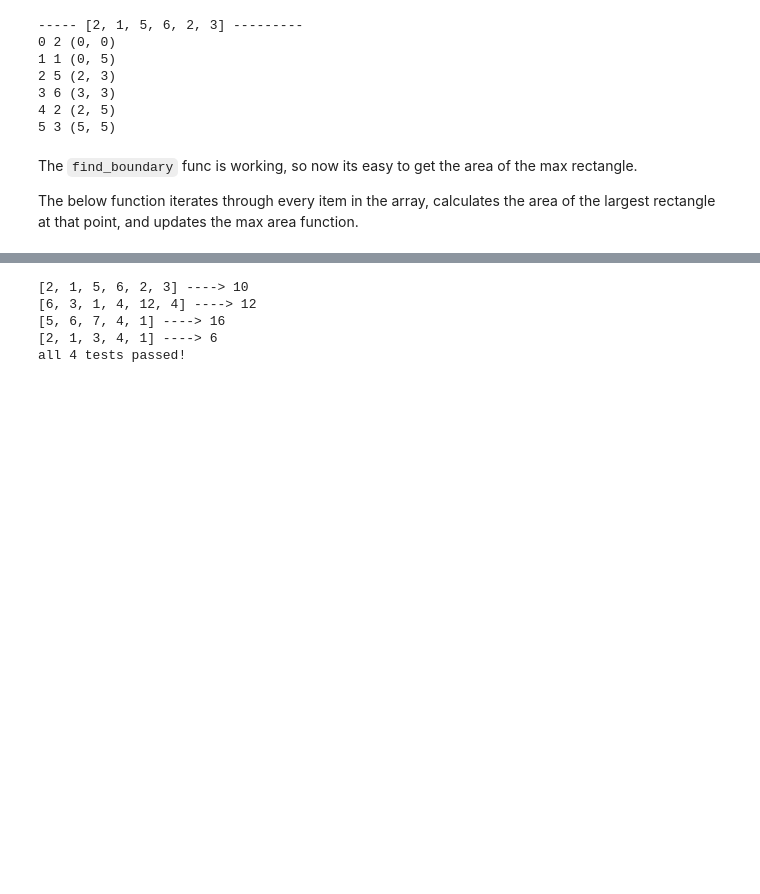
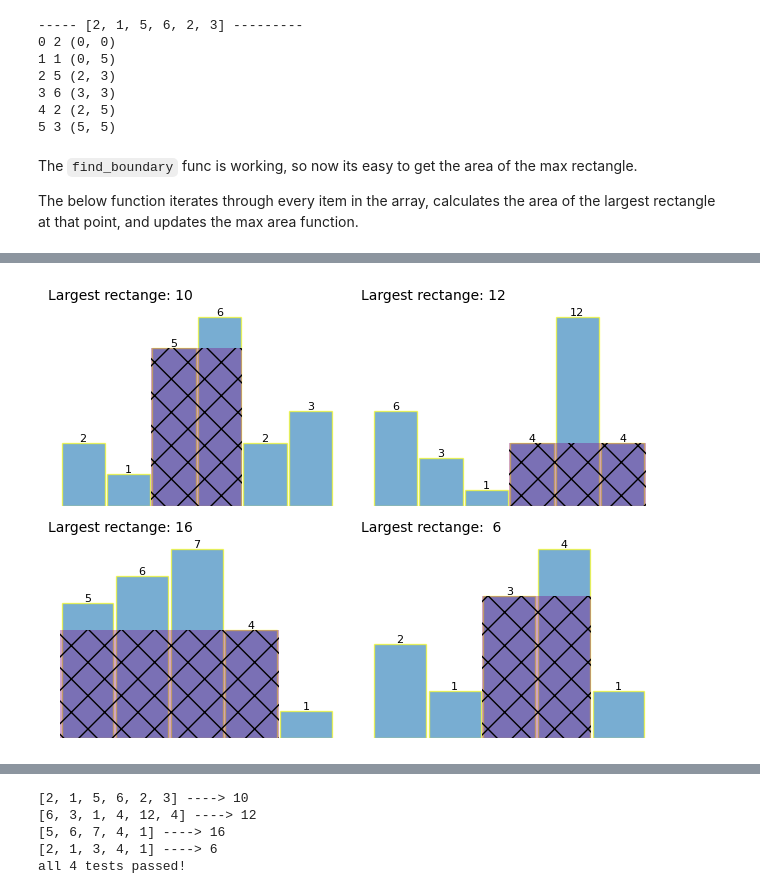
Before and after one commit to khalido/khalido.github.io, a Jupyter notebook: posts/algorithims/histogram_max_area.ipynb, the cells around one changed output, grey strips where cells are left out. Drawn from its saved outputs; the diff is of its cells as text; code cells hidden in the pictures; blank space fills up the shorter version.

```diff
--- a/posts/algorithims/histogram_max_area.ipynb
+++ b/posts/algorithims/histogram_max_area.ipynb
@@ -123,0 +153,40 @@ A work in progress...
+# %%
+# to use to show different rectangele with diff colors and fills
+colors = list(mcolors.TABLEAU_COLORS.values())
+hatches = ["/", "\\", "|", "-", "+", "x", "o", "O", ".", "*"]
+# %%
+# | code-fold: true
+# | echo: true
+fig, axes = plt.subplots(2, 2, layout="tight")
+for ax, (arr, ans) in zip(axes.flatten(), tests):
+    ax.set_axis_off()
+    bar = ax.bar(
+        range(len(arr)),
+        arr,
+        width=0.95,
+        alpha=0.6,
+        edgecolor="yellow",
+    )
+    ax.set_title(f"Largest rectange: {ans:2}", loc="left", fontsize=10)
+    ax.bar_label(bar, fontsize=8)
+
+    idx, area = max_area(arr, True)
+
+    for i in range(len(arr)):
+        if i == idx:  # got too messy plotting all the rects
+            left, right = find_boundary(i, arr)
+            width = 1 + right - left
+            ax.add_patch(
+                Rectangle(
+                    (left - 0.5, 0),
+                    width,
+                    arr[i],
+                    alpha=0.35,
+                    facecolor="purple",
+                    ls="--",
+                    lw=2,
+                    hatch=hatches[5],
+                )
+            )
+# %% [output]
+[figure, added]
```
Also changed, not shown: parts of 9 cells of this notebook, 1 other file.
